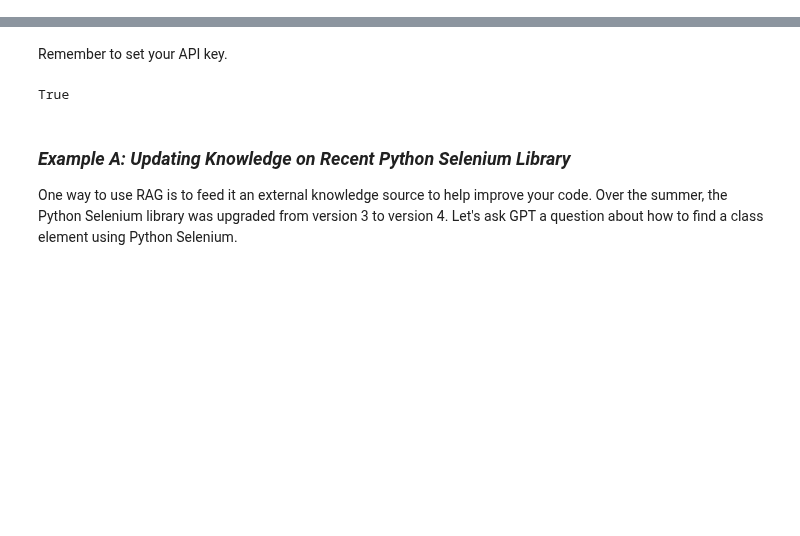
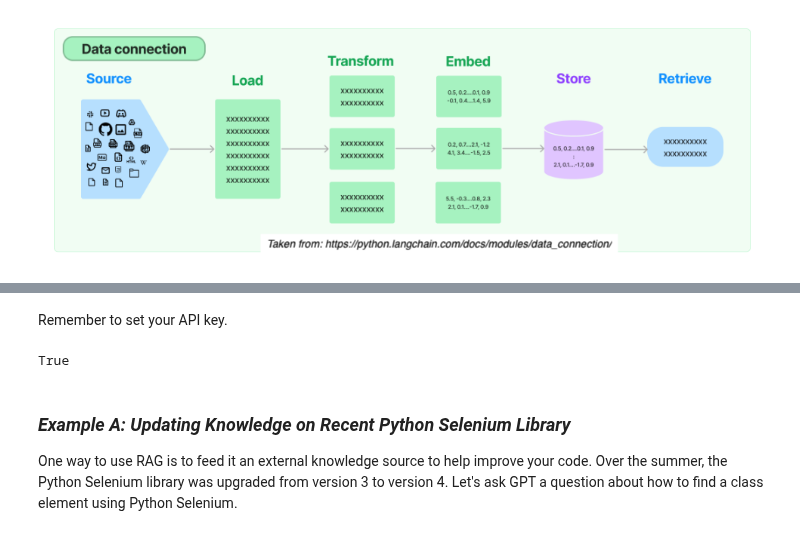
Before and after one commit to rs-kellogg/krs-llm-cookbook, a Jupyter notebook: docs/augmented-generation.ipynb, the cells around one changed output, grey strips where cells are left out. Drawn from its saved outputs; the diff is of its cells as text; code cells hidden in the pictures; blank space fills up the shorter version.

```diff
--- a/docs/augmented-generation.ipynb
+++ b/docs/augmented-generation.ipynb
@@ -37,0 +11,5 @@ Please install and import these libraries.
+# %%
+from IPython.display import Image
+Image(filename='rag.png')
+# %% [output]
+[figure, added]
```
Also changed, not shown: parts of 19 cells of this notebook, 1 other file.
